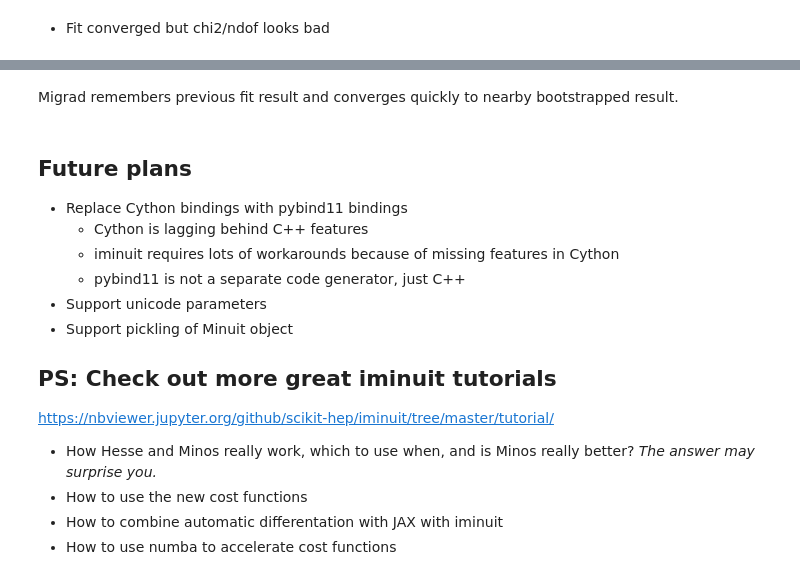
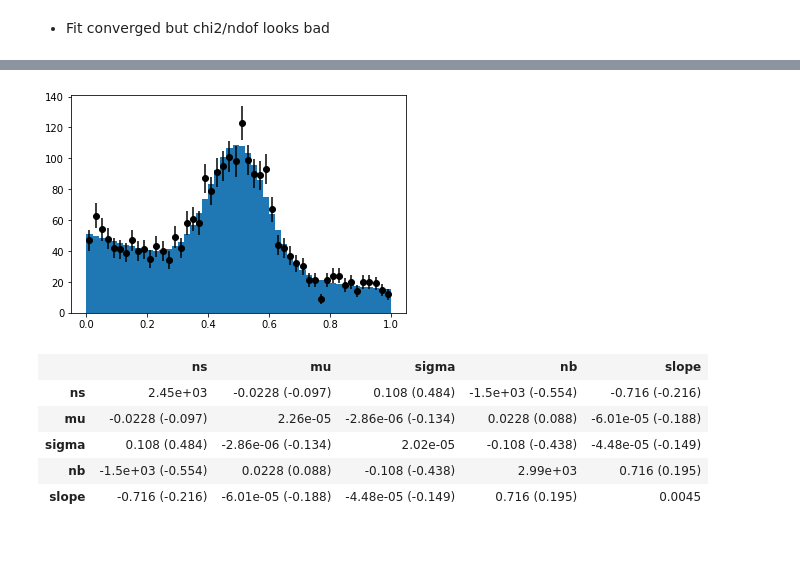
Before and after one commit to HDembinski/PyHEP-2022-iminuit, a Jupyter notebook: iminuit.ipynb, the cells around one changed output, grey strips where cells are left out. Saved outputs shown, nothing was run; the diff lists cells and outputs as text; code cells hidden in the pictures; blank space fills up the shorter version.

```diff
--- a/iminuit.ipynb
+++ b/iminuit.ipynb
@@ -515,3 +376,0 @@ This looks great! To wrap things up, we let Minuit optimize everything together
-# %%
-m.fixed[:] = False
-m.migrad()
@@ -529,8 +376,0 @@ We could have gotten the good result right away by setting appropriate limits on
-# %%
-m = Minuit(cost, ns=1, mu=1, sigma=1, nb=1, lambd=1,
-           limit_ns=(0, None),
-           limit_nb=(0, None),
-           limit_mu=(0.4, 0.6),
-           limit_lambd=(0, 2),
-           limit_sigma=(0, 0.2))
-m.migrad()
@@ -546,29 +376,0 @@ Some sources (including the Minuit2 user guide) warn about setting limits carele
-# %%
-from resample import bootstrap
-
-cost.n = np.histogram(x, bins=30, range=(0, 1))[0]
-m = Minuit(cost, ns=1, mu=1, sigma=1, nb=1, lambd=1,
-           limit_ns=(0, None),
-           limit_nb=(0, None),
-           limit_mu=(0.4, 0.6),
-           limit_lambd=(0, 2),
-           limit_sigma=(0, 0.2))
-m.migrad()
-print(f"nfcn for original fit = {m.fmin.nfcn}")
-
-errors = m.errors[:]
-nfcn = m.fmin.nfcn
-
-rng = np.random.default_rng(1)
-b_value = []
-b_nfcn = []
-for i, b_sample in enumerate(bootstrap.resample(x, size=50,
-                                                random_state=rng)):
-    cost.n = np.histogram(b_sample, bins=30, range=(0, 1))[0]
-    m.migrad()
-    print(f"nfcn for fit of b_sample[{i}] = {m.fmin.nfcn}")
-    assert m.valid
-    b_value.append(m.values[:])
-    b_nfcn.append(m.fmin.nfcn)
-# %% [markdown]
-Migrad remembers previous fit result and converges quickly to nearby bootstrapped result.
@@ -592,18 +377,14 @@ plt.legend();
-# %% [markdown]
-## Future plans
-
-* Replace Cython bindings with pybind11 bindings
-    * Cython is lagging behind C++ features
-    * iminuit requires lots of workarounds because of missing features in Cython
-    * pybind11 is not a separate code generator, just C++
-* Support unicode parameters
-* Support pickling of Minuit object
-
-## PS: Check out more great iminuit tutorials
-
-https://nbviewer.jupyter.org/github/scikit-hep/iminuit/tree/master/tutorial/
-
-* How Hesse and Minos really work, which to use when, and is Minos really better? *The answer may surprise you.*
-* How to use the new cost functions
-* How to combine automatic differentation with JAX with iminuit
-* How to use numba to accelerate cost functions
+# %%
+nll.visualize(m.values)
+# %% [output]
+[figure, added]
+# %%
+# inspect correlations
+m.covariance
+# %% [output]
+|  | ns | mu | sigma | nb | slope |
+| ns | 2.45e+03 | -0.0228 (-0.097) | 0.108 (0.484) | -1.5e+03 (-0.554) | -0.716 (-0.216) |
+| mu | -0.0228 (-0.097) | 2.26e-05 | -2.86e-06 (-0.134) | 0.0228 (0.088) | -6.01e-05 (-0.188) |
+| sigma | 0.108 (0.484) | -2.86e-06 (-0.134) | 2.02e-05 | -0.108 (-0.438) | -4.48e-05 (-0.149) |
+| nb | -1.5e+03 (-0.554) | 0.0228 (0.088) | -0.108 (-0.438) | 2.99e+03 | 0.716 (0.195) |
+| slope | -0.716 (-0.216) | -6.01e-05 (-0.188) | -4.48e-05 (-0.149) | 0.716 (0.195) | 0.0045 |
```
Also changed, not shown: parts of 63 cells of this notebook.
